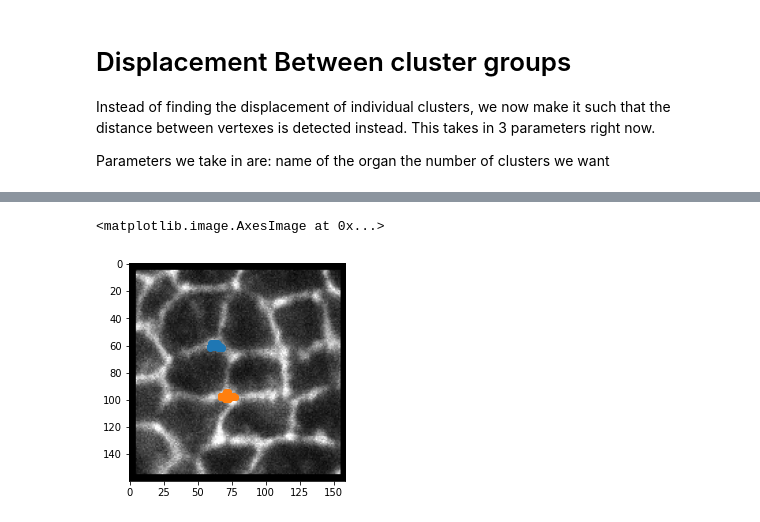
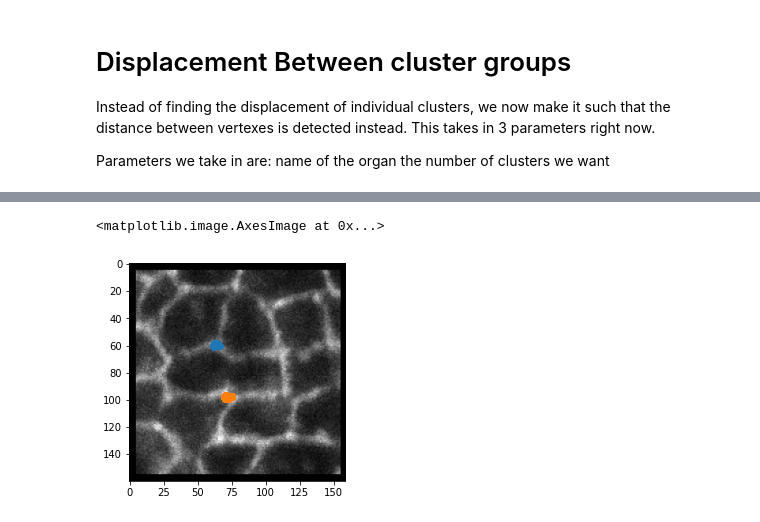
Before and after one commit to BiratalWagle/CellTensionFinal, a Jupyter notebook: Cellpose_Displacement_OneImage.ipynb, the cells around one changed output, grey strips where cells are left out. Saved outputs shown, nothing was run; the diff lists cells and outputs as text; code cells hidden in the pictures.

```diff
--- a/Cellpose_Displacement_OneImage.ipynb
+++ b/Cellpose_Displacement_OneImage.ipynb
@@ -21,7 +21,7 @@ from PIL import Image
 # Importing all the files
 # the folder containing the .npy and png (or .tif files) are stored
 npyDir = "Haltere" # CHANGE THIS
-numOfClusters = 7 # This is the number of vertexes that are there
+numOfClusters = 8 # This is the number of vertexes that are there
 
 roi_name, files, dir, maskList = getROIName(npyDir)
 # %%
@@ -36,15 +36,15 @@ ShowClusterPlot(allx, files, "white") # if the number is not clear, change the c
 # %%
 vert1 = 3
 vert2 = 2
 clus1 = allx.loc[allx["clusterNum"] == vert1] # select the cluster you want to look at
 clus2 = allx.loc[allx["clusterNum"] == vert2] # select the cluster you want to look at
 f, ax = plt.subplots()
 ax.scatter(clus1[1], clus1[0])
 ax.scatter(clus2[1], clus2[0])
-plt.imshow(Image.open(files[0]))
+plt.imshow(Image.open(files[13]))
 # %% [output]
 <matplotlib.image.AxesImage at 0x...>
-[figure, old version]
+[figure, new version]
 # %%
 displacement = []
 X1, X2, Y1, Y2 = ([] for i in range(4))
```
Also changed, not shown: parts of 5 cells of this notebook, 1 other file.
